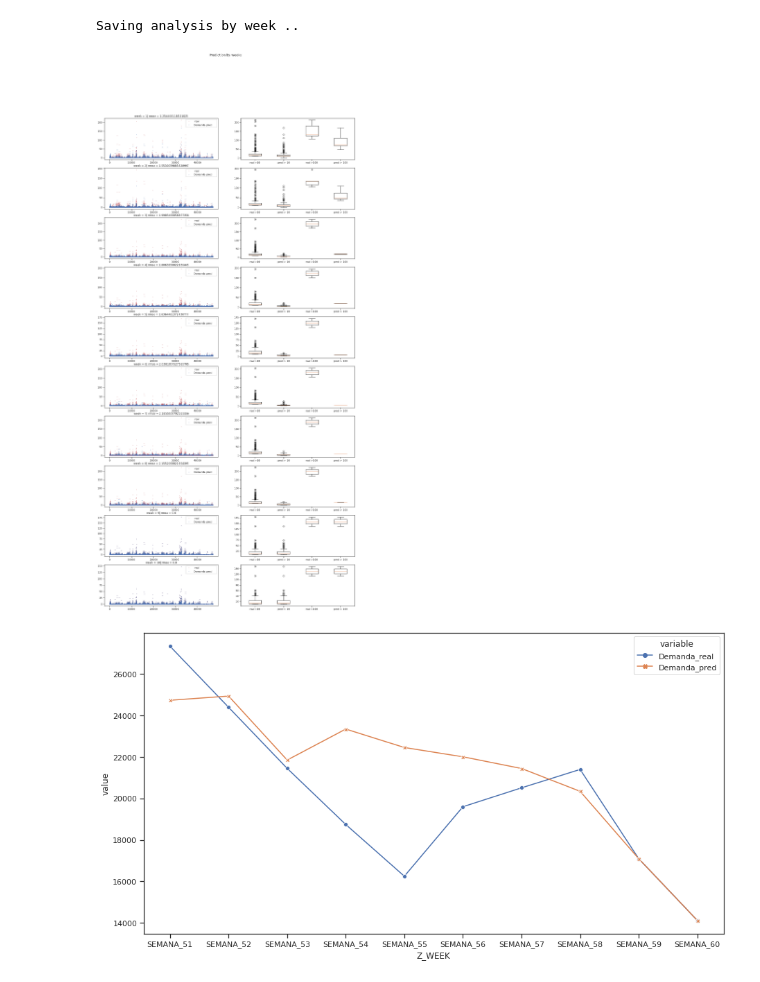
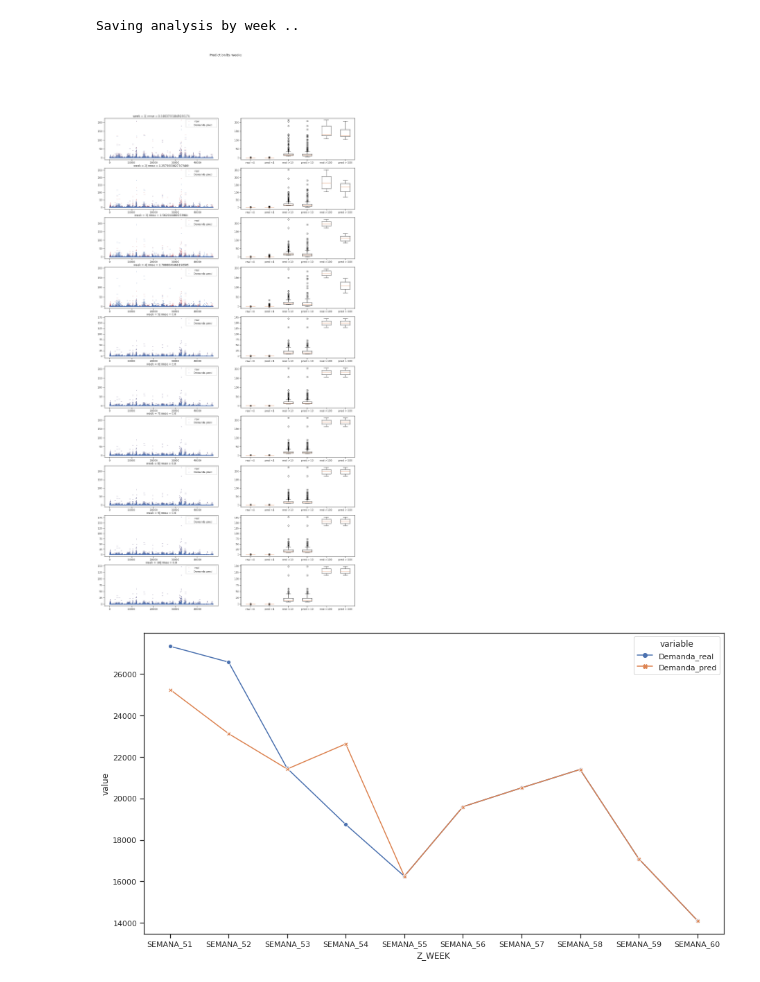
Before and after one commit to renatocastro33/DATATHON-ENTEL-2022---Reto2, a Jupyter notebook: notebooks/cristian/02.02-EnsembleModel.ipynb, the cells around one changed output. Drawn from its saved outputs; the diff is of its cells as text; code cells hidden in the pictures.

Commit message:
ventana custom week3 kaggle 1.94567

```diff
--- a/notebooks/cristian/02.02-EnsembleModel.ipynb
+++ b/notebooks/cristian/02.02-EnsembleModel.ipynb
@@ -16,7 +16,7 @@ from sklearn.metrics import mean_squared_error
 warnings.filterwarnings('ignore')
 
 PATH_DATASET = '../../dataset/'
-PATH_RESULTS = '../../results/Demanda_ventana3_no_enc/'
+PATH_RESULTS = '../../results/Demanda_ventana_custom/'
 
 
 FILL = False
@@ -41,5 +38,6 @@ The autoreload extension is already loaded. To reload it, use:
 # %%
-submission_top_reference = 'submission_weeks2_repz12_rmse_kaggle_0.686.csv'
+submission_top_reference = 'submission_weeks2_repz12_0.2_pred_0.8_real_rmse_kaggle_0.412.csv'
+#submission_weeks2_repz12_0.2_pred_0.8_real_rmse_kaggle_0.412.csv
 print('reading .. ',os.path.join('../../results/',submission_top_reference))
 result = pd.read_csv(os.path.join('../../results/',submission_top_reference))
 # %% [output]
@@ -160,35 +150,37 @@ fig = plt.figure(figsize=(20,40))
 for idx,i in enumerate(range(1,11)):
     plt.subplot(10,2,idx*2+1)
     sub_real = result[TARGET+'_real'][result['Z_WEEK']=='SEMANA_'+str(50+i)].values
     sub_pred = result[TARGET+'_pred'][result['Z_WEEK']=='SEMANA_'+str(50+i)].values
 
     plt.plot(range(len(sub_real)),sub_real,'ro', alpha=0.3, label= ' real',markersize=2)
     plt.plot(range(len(sub_pred)),sub_pred,'bo', alpha=0.4,label=TARGET+' pred     ',markersize=2)
     difference = mean_squared_error(sub_real,sub_pred, squared=False)
     plt.title('week = '+str(i)+'| rmse = '+str(difference))
     plt.legend( loc ="upper right")
     plt.subplot(10,2,idx*2+2)
     my_dict = {
+        'real <1 ': sub_real[sub_real<1],
+        'pred <1':   sub_pred[sub_real<1],
         'real >10 ': sub_real[sub_real>10],
-        'pred > 10':sub_pred[sub_real>10],
+        'pred > 10': sub_pred[sub_real>10],
         'real >100 ': sub_real[sub_real>100],
-        'pred > 100':sub_pred[sub_real>100]
+        'pred > 100': sub_pred[sub_real>100]
     }
 
     plt.boxplot(my_dict.values())
     plt.xticks(range(1,len(my_dict.keys())+1),my_dict.keys())
 plt.suptitle('Prediction by weeks')
 #plt.savefig(path)
 #plt.close()
 plt.show()
 
 total_semanal = result[['Z_WEEK','Demanda_real','Demanda_pred']].groupby(['Z_WEEK']).sum().reset_index()
 total_semanal_melt = pd.melt(total_semanal, id_vars =['Z_WEEK'], value_vars =['Demanda_real', 'Demanda_pred'])
 plt.figure(figsize=(15,8))
 sns.lineplot(x="Z_WEEK", y="value", data=total_semanal_melt, hue="variable",style="variable",markers=True, dashes=False)
 plt.show()
 # %% [output]
 Saving analysis by week ..
-[figure, old version]
+[figure, new version]
-[figure, old version]
+[figure, new version]
 # %%
```
Also changed, not shown: parts of 17 cells of this notebook, 1 other file.
